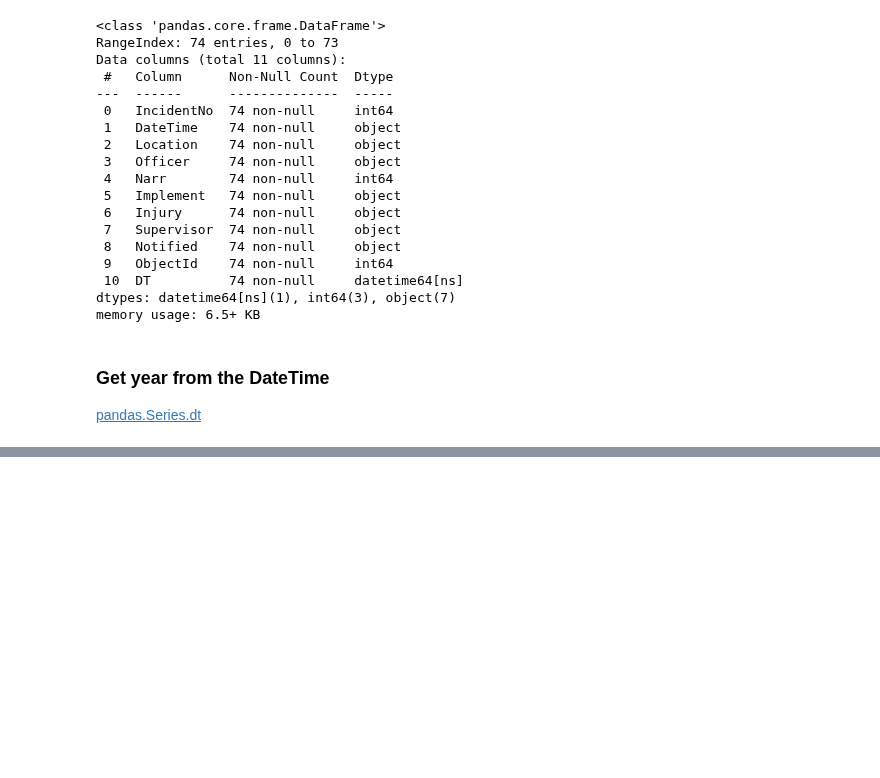
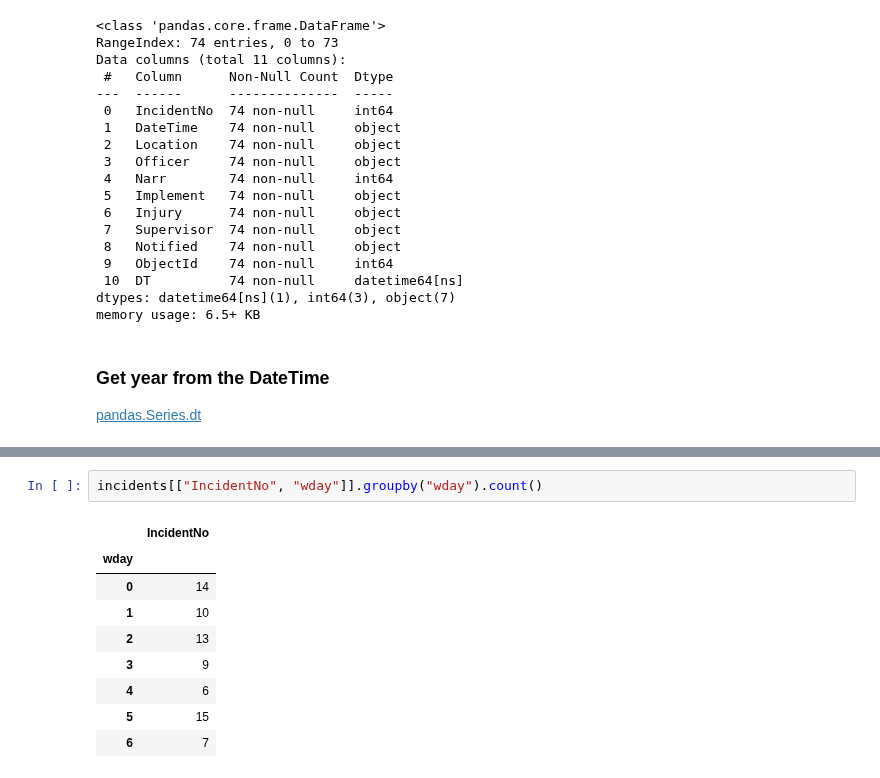
Before and after one commit to gisynw/ssj-302_V1, a Jupyter notebook: docs/Lectures/Week04_Pandas.ipynb, the cells around one changed output, grey strips where cells are left out. Saved outputs shown, nothing was run; the diff lists cells and outputs as text; blank space fills up the shorter version.

```diff
--- a/docs/Lectures/Week04_Pandas.ipynb
+++ b/docs/Lectures/Week04_Pandas.ipynb
@@ -374,0 +421,12 @@ incidents[hour]
+# %%
+incidents[["IncidentNo", "wday"]].groupby("wday").count()
+# %% [output]
+|  | IncidentNo |
+| wday |  |
+| 0 | 14 |
+| 1 | 10 |
+| 2 | 13 |
+| 3 | 9 |
+| 4 | 6 |
+| 5 | 15 |
+| 6 | 7 |
```
Also changed, not shown: parts of 19 cells of this notebook, 2 other files.
